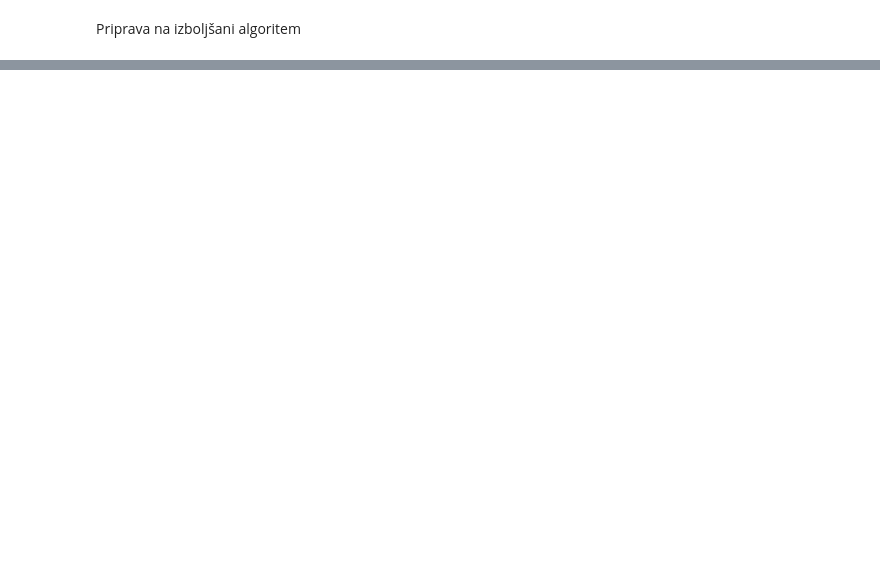
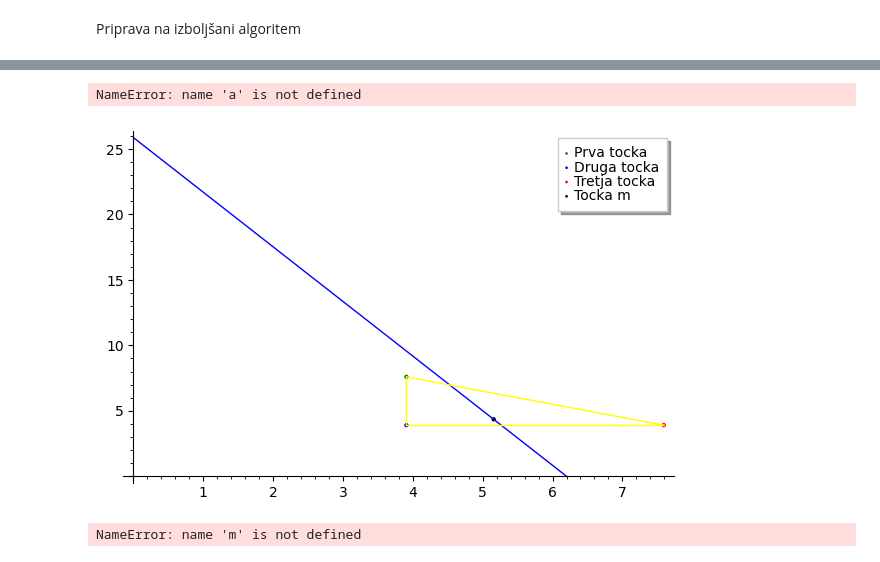
Before and after one commit to sabrinacalcina/Algoritem_najkrajse_poti, a Jupyter notebook: 3. Rezultati testov in analiza/prvi_del.ipynb, the cells around one changed output, grey strips where cells are left out. Saved outputs shown, nothing was run; the diff lists cells and outputs as text; code cells hidden in the pictures; blank space fills up the shorter version.

```diff
--- a/3. Rezultati testov in analiza/prvi_del.ipynb
+++ b/3. Rezultati testov in analiza/prvi_del.ipynb
@@ -332,0 +389,44 @@ print(x_rob)
+# %%
+#poračunamo še m
+m = (a + b)/2
+
+#poračunamo naklon premice v grafu c
+naklon = 2*(m-OBJ)
+
+#premica gre skozi točko (m, (OBJ-m)**2)
+
+tocka_m = [m, (OBJ-m)**2]
+print(tocka_m)
+print(tocke[0])
+print(tocke[1])
+print(tocke[2])
+
+#če ustavimo točko_m in naklon v formulo za premico dobimo začetno točko n:
+n = (OBJ-m)^2 -naklon*m
+
+#ravna premica v grafu c in gre skozi točko, to je
+#premica = naklon * x - n
+
+#narišem to premico
+G = Graphics()
+G += points(tocke[0], legend_label = 'Prva tocka', color = 'green')
+G += points(tocke[1], legend_label = 'Druga tocka', color = 'blue')
+G += points(tocke[2], legend_label = 'Tretja tocka', color = 'red')
+G += points(tocka_m, legend_label = 'Tocka m', color = 'black')
+G += line([(0,n),(-(n/naklon) ,0)])
+G += line([(tocke[0]),(tocke[1])], color = 'yellow')
+G += line([(tocke[0]),(tocke[2])], color = 'yellow')
+G += line([(tocke[1]),(tocke[2])], color = 'yellow')
+G.show()
+# %% [output]
+NameError: name 'a' is not defined
+[figure, added]
+# %%
+#definiramo še alfo_m
+alfa_m = (2*(m-OBJ))/(2*(m-OBJ) - 1)
+
+#skonstruiramo x_new
+
+x_new = argmin([najin_xl, najin_xr], [numpy.dot(avr_pov, alfa_m), numpy.dot(1-alfa_m), (alfa_m, d)])
+# %% [output]
+NameError: name 'm' is not defined
```
Also changed, not shown: parts of 7 cells of this notebook.
